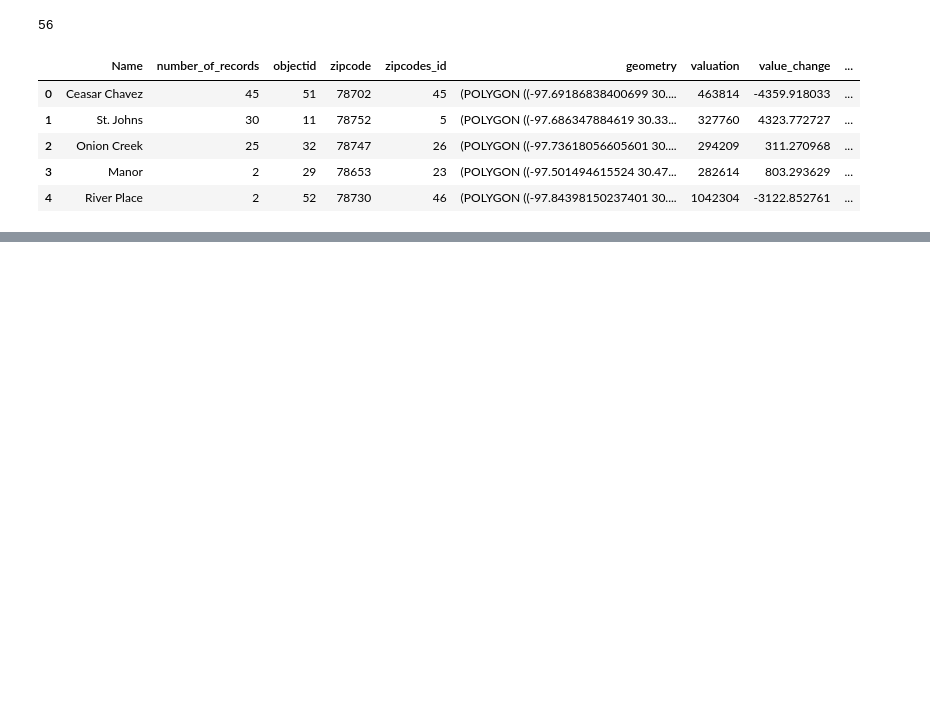
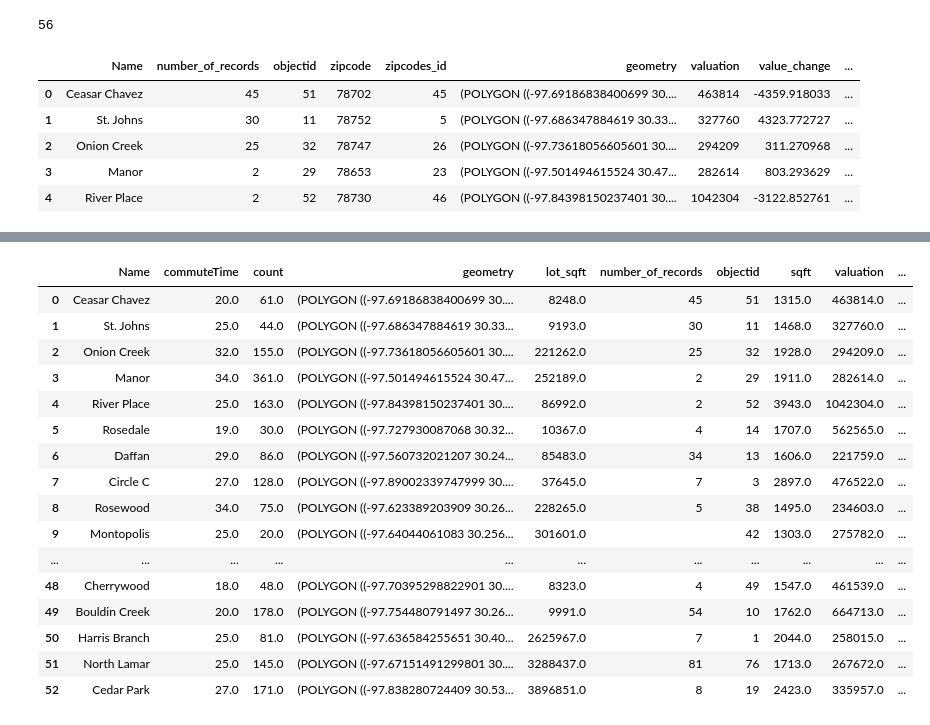
Before and after one commit to vlarie/EPIC_team5_Project2, a Jupyter notebook: jupyter notebooks/tGeoAndData.ipynb, the cells around one changed output, grey strips where cells are left out. Drawn from its saved outputs; the diff is of its cells as text; code cells hidden in the pictures; blank space fills up the shorter version.

Commit message:
school data prep notebook work is complete need to add crime data

```diff
--- a/jupyter notebooks/tGeoAndData.ipynb
+++ b/jupyter notebooks/tGeoAndData.ipynb
@@ -141,0 +152,2 @@ crimeDF.head()
+# %%
+schoolRatingsByZipDF = schoolSinglePointDF.groupby(by="zipcode").mean()
@@ -141,0 +166,3 @@ crimeDF.head()
+# %%
+schoolRatingsByZipDF.reset_index(level=0, inplace=True)
+schoolRatingsByZipDF.dtypes
@@ -186,0 +204,4 @@ len(newDF)
+# %%
+newDF.dtypes
+newDF.zipcode = newDF.zipcode.astype(int)
+newDF.dtypes
@@ -186,0 +226,22 @@ len(newDF)
+# %%
+newDF = pd.merge(newDF,schoolRatingsByZipDF[['zipcode','School_Rating']],on='zipcode', how='left')
+# %%
+newDF
+# %% [output]
+|  | Name | commuteTime | count | geometry | lot_sqft | number_of_records | objectid | sqft | valuation | ... |
+| 0 | Ceasar Chavez | 20.0 | 61.0 | (POLYGON ((-97.69186838400699 30.... | 8248.0 | 45 | 51 | 1315.0 | 463814.0 | ... |
+| 1 | St. Johns | 25.0 | 44.0 | (POLYGON ((-97.686347884619 30.33... | 9193.0 | 30 | 11 | 1468.0 | 327760.0 | ... |
+| 2 | Onion Creek | 32.0 | 155.0 | (POLYGON ((-97.73618056605601 30.... | 221262.0 | 25 | 32 | 1928.0 | 294209.0 | ... |
+| 3 | Manor | 34.0 | 361.0 | (POLYGON ((-97.501494615524 30.47... | 252189.0 | 2 | 29 | 1911.0 | 282614.0 | ... |
+| 4 | River Place | 25.0 | 163.0 | (POLYGON ((-97.84398150237401 30.... | 86992.0 | 2 | 52 | 3943.0 | 1042304.0 | ... |
+| 5 | Rosedale | 19.0 | 30.0 | (POLYGON ((-97.727930087068 30.32... | 10367.0 | 4 | 14 | 1707.0 | 562565.0 | ... |
+| 6 | Daffan | 29.0 | 86.0 | (POLYGON ((-97.560732021207 30.24... | 85483.0 | 34 | 13 | 1606.0 | 221759.0 | ... |
+| 7 | Circle C | 27.0 | 128.0 | (POLYGON ((-97.89002339747999 30.... | 37645.0 | 7 | 3 | 2897.0 | 476522.0 | ... |
+| 8 | Rosewood | 34.0 | 75.0 | (POLYGON ((-97.623389203909 30.26... | 228265.0 | 5 | 38 | 1495.0 | 234603.0 | ... |
+| 9 | Montopolis | 25.0 | 20.0 | (POLYGON ((-97.64044061083 30.256... | 301601.0 |  | 42 | 1303.0 | 275782.0 | ... |
+| ... | ... | ... | ... | ... | ... | ... | ... | ... | ... | ... |
+| 48 | Cherrywood | 18.0 | 48.0 | (POLYGON ((-97.70395298822901 30.... | 8323.0 | 4 | 49 | 1547.0 | 461539.0 | ... |
+| 49 | Bouldin Creek | 20.0 | 178.0 | (POLYGON ((-97.754480791497 30.26... | 9991.0 | 54 | 10 | 1762.0 | 664713.0 | ... |
+| 50 | Harris Branch | 25.0 | 81.0 | (POLYGON ((-97.636584255651 30.40... | 2625967.0 | 7 | 1 | 2044.0 | 258015.0 | ... |
+| 51 | North Lamar | 25.0 | 145.0 | (POLYGON ((-97.67151491299801 30.... | 3288437.0 | 81 | 76 | 1713.0 | 267672.0 | ... |
+| 52 | Cedar Park | 27.0 | 171.0 | (POLYGON ((-97.838280724409 30.53... | 3896851.0 | 8 | 19 | 2423.0 | 335957.0 | ... |
```
Also changed, not shown: parts of 13 cells of this notebook, 2 other files.
